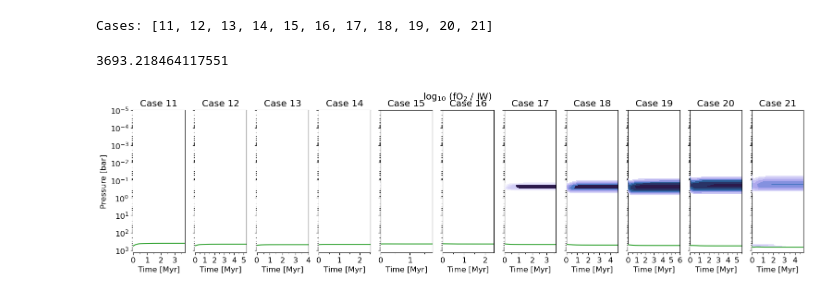
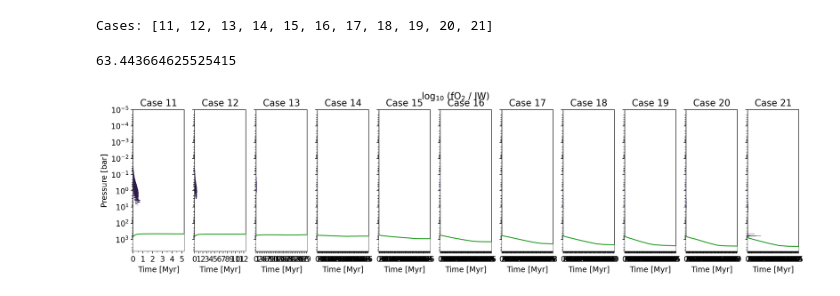
Before and after one commit to nichollsh/proteus_analysis, a Jupyter notebook: agni_vs_janus.ipynb, the cells around one changed output. Cells and saved outputs as stored; diff of their text form; code cells hidden in the pictures.

```diff
--- a/agni_vs_janus.ipynb
+++ b/agni_vs_janus.ipynb
@@ -57,17 +57,15 @@ def read_helpfile(fpath):
 # %% [markdown]
 ### Do analysis
 # %%
-# outname = "article_data/mnras_proteus_agni/hd63433d_v6"
-outname = "output/hd63433d_oxfu/"
-title = "HD 63433 d"
+# pltname = "hd63433d"
+# outname = "article_data/mnras_proteus_agni/hd63433d_oxfu/"
+# title = "HD 63433 d"
 
-# outname = "output/trappist1c_oxfu/"
-# title = "TRAPPIST-1 c"
+pltname = "trappist1c"
+outname = "article_data/mnras_proteus_agni/trappist1c_oxfu/"
+title = "TRAPPIST-1 c"
 
-# outname = "article_data/mnras_proteus_agni/ltt3780b_v5"
-# title = "LTT 3780 b"
-
-stride = 1
+stride = 10
 # %%
 globber = os.path.join(os.environ.get("HOME"),"analysis/data/",outname) + "/case_*/"
 print(globber)
@@ -349,7 +357,7 @@ for i in idxs_plot:
 zmax = np.percentile(z_all, 99.9)
 print(zmax)
 # %% [output]
-3693.218464117551
+63.443664625525415
 # %%
 conv_cmap = deepcopy(cm.devon_r)
 conv_cmap.set_under((1,1,1,0))
@@ -423,34 +431,34 @@ for i in idxs_plot:
     mask_xs = pts_xs[mask]
     mask_ys = pts_ys[mask]
 
     axs[iax].plot(times, psurf, color='tab:green', zorder=5)
     axs[iax].fill_between(times, psurf, np.ones(np.shape(psurf))*1e20, color='w', zorder=4)
 
     if len(np.unique(times)) < 3:
         raise Exception("Cannot make contour plot from only one time sample")
 
     # axs[iax].scatter(mask_xs, mask_ys, s=5, marker='s', zorder=4)
 
     if len(pts_xs) > 3:
         axs[iax].tricontourf(pts_xs, pts_ys, pts_zs, zorder=3, cmap=conv_cmap, norm=conv_norm, extend='both')
 
     axs[iax].set_xlabel("Time [Myr]")
     axs[iax].set_title("Case "+str(i))
     if logx:
         axs[iax].set_xscale("log")
     else:
         axs[iax].set_xlim(left=0, right=np.amax(times))
-        axs[iax].xaxis.set_minor_locator(MultipleLocator(0.5))
-        axs[iax].xaxis.set_major_locator(MultipleLocator(1))
+        # axs[iax].xaxis.set_minor_locator(MultipleLocator(0.5))
+        # axs[iax].xaxis.set_major_locator(MultipleLocator(1))
 
 axs[0].set_ylim(top=ymin, bottom=ymax*2)
 axs[0].set_yscale("log")
 axs[0].set_ylabel("Pressure [bar]")
 
 fig.suptitle(indep_lbl)
 plt.show()
 
 for fmt in ["png","pdf"]:
-    fig.savefig("output/agni_v_janus/contour_%s.%s"%(field,fmt),bbox_inches='tight', dpi=300)
+    fig.savefig("output/agni_v_janus/%s/contour_%s.%s"%(pltname,field,fmt),bbox_inches='tight', dpi=300)
 # %% [output]
-[figure, old version]
+[figure, new version]
```
Also changed, not shown: parts of 6 cells of this notebook.
